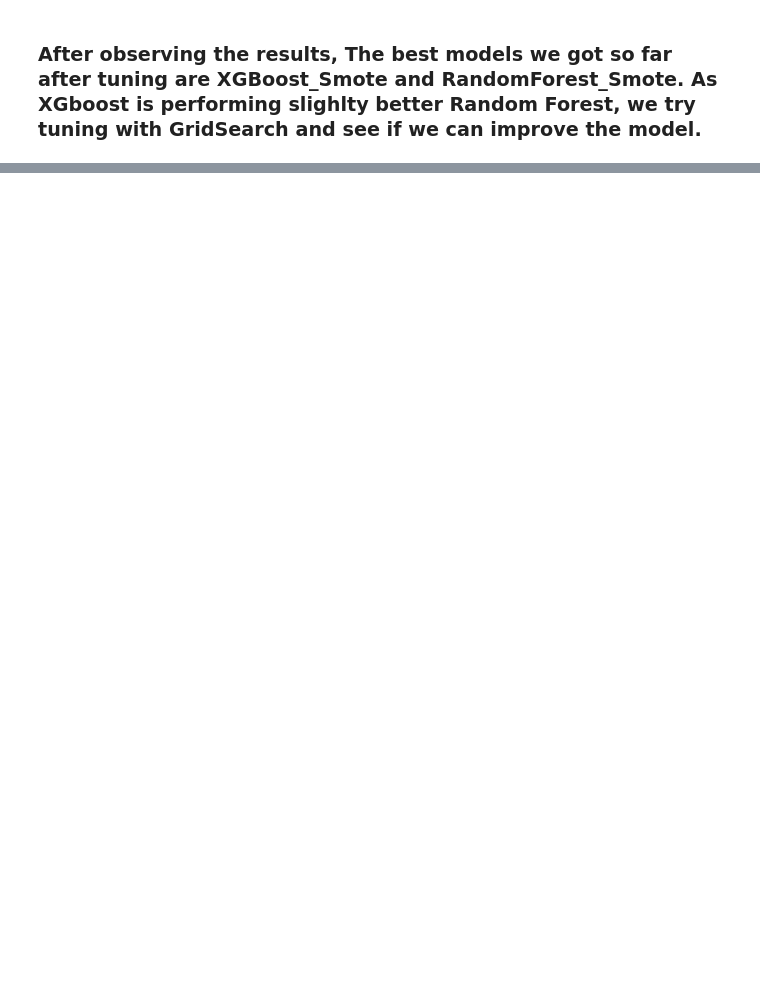
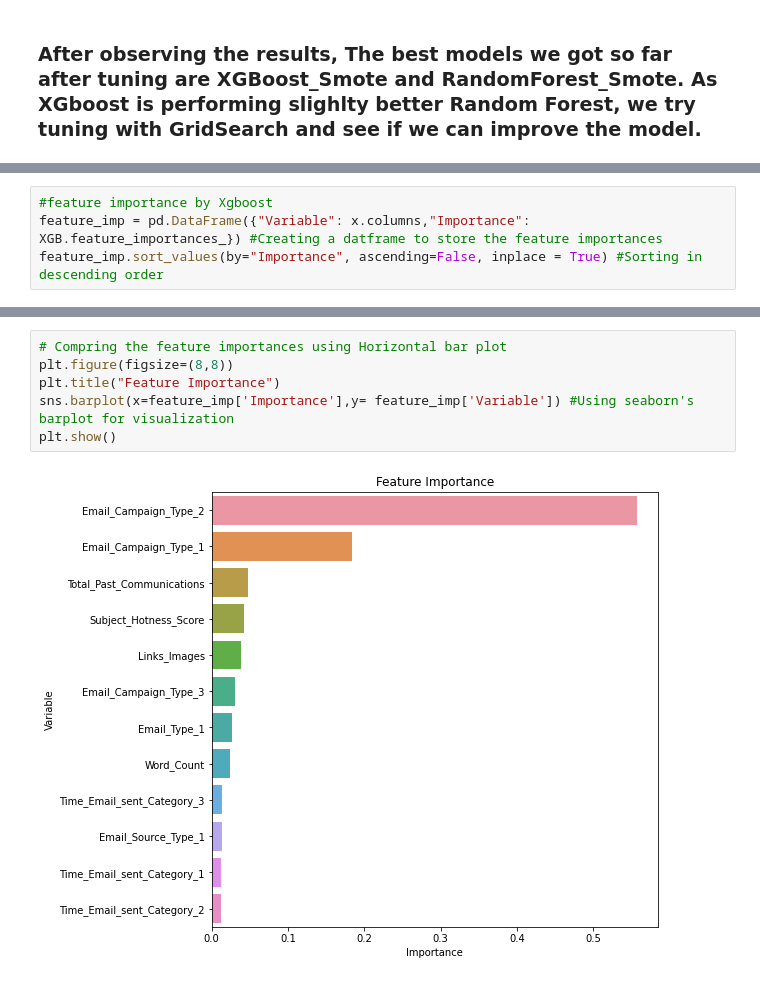
Before and after one commit to Dany511/Email-Campaign-Effectiveness-Prediction, a Jupyter notebook: Email_Campaign_Capstone.ipynb, the cells around one changed output, grey strips where cells are left out. Drawn from its saved outputs; the diff is of its cells as text; blank space fills up the shorter version.

```diff
--- a/Email_Campaign_Capstone.ipynb
+++ b/Email_Campaign_Capstone.ipynb
@@ -1374,0 +1573,4 @@ Test Auc:  0.7804826544349268
+# %%
+#feature importance by Xgboost
+feature_imp = pd.DataFrame({"Variable": x.columns,"Importance": XGB.feature_importances_}) #Creating a datframe to store the feature importances
+feature_imp.sort_values(by="Importance", ascending=False, inplace = True) #Sorting in descending order
@@ -1374,0 +1593,8 @@ Test Auc:  0.7804826544349268
+# %%
+# Compring the feature importances using Horizontal bar plot
+plt.figure(figsize=(8,8))
+plt.title("Feature Importance")
+sns.barplot(x=feature_imp['Importance'],y= feature_imp['Variable']) #Using seaborn's barplot for visualization
+plt.show()
+# %% [output]
+[figure, added]
```
Also changed, not shown: parts of 32 cells of this notebook.
